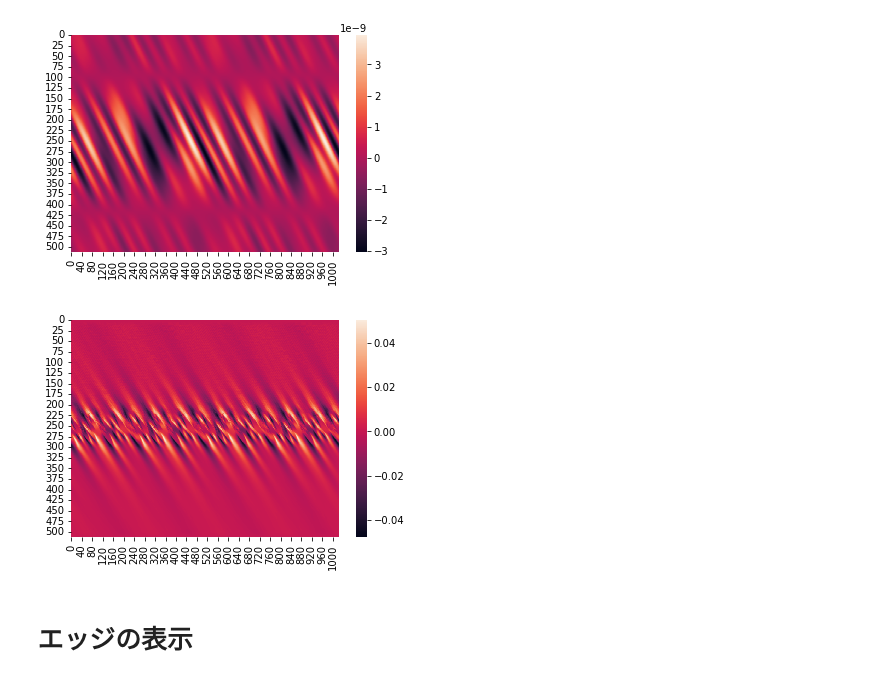
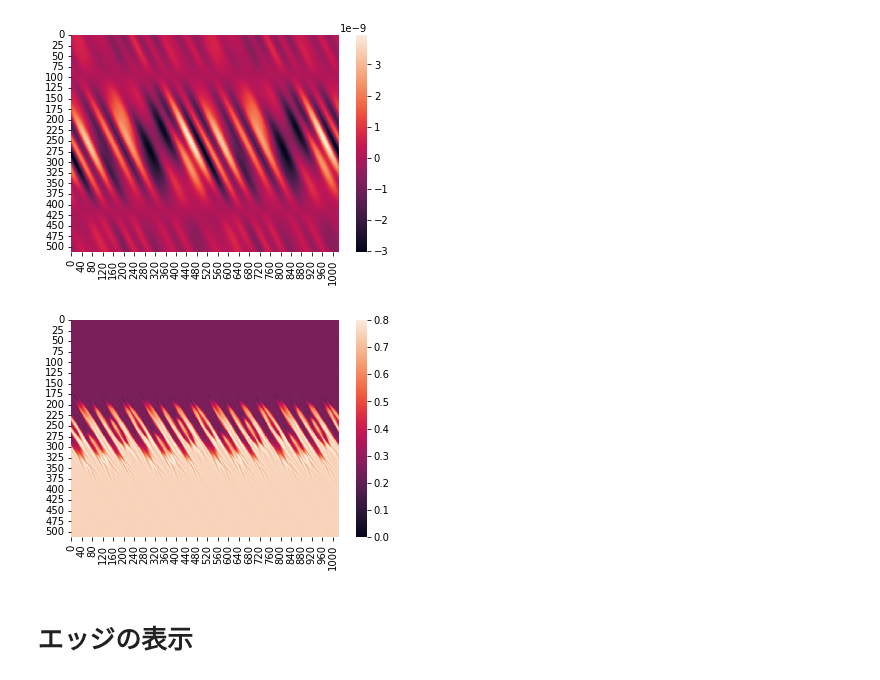
Before and after one commit to koki-mus/research, a Jupyter notebook: src/visualize.ipynb, the cells around one changed output. Cells and saved outputs as stored; diff of their text form; code cells hidden in the pictures.

```diff
--- a/src/visualize.ipynb
+++ b/src/visualize.ipynb
@@ -27,14 +27,15 @@ for n in [3]:
 # %% [output]
 [figure]
 # %%
-tar = "velocityx"
-for n in [9]:
-    name = f"{root_dir}snap/{tar}0000000{n}"
+tar = "density"
+for n in range(1,15):
+    # name = f"{root_dir}snap/{tar}0000000{n}"
+    name = f"{root_dir}snap/{tar}{'{:0=8}'.format(n)}"
     data = load(name, z=3)
-    show(data)#, imgname=f"{imgout}test/test{tar}{n}.png", bar_range=[0,0.8])
+    show(data, imgname=f"{imgout}test/0926_{tar}{n}.png", bar_range=[0,0.8])
     #show(data)
 # %% [output]
-[figure, old version]
+[figure, new version]
 # %% [markdown]
 # エッジの表示
 # %%
```
